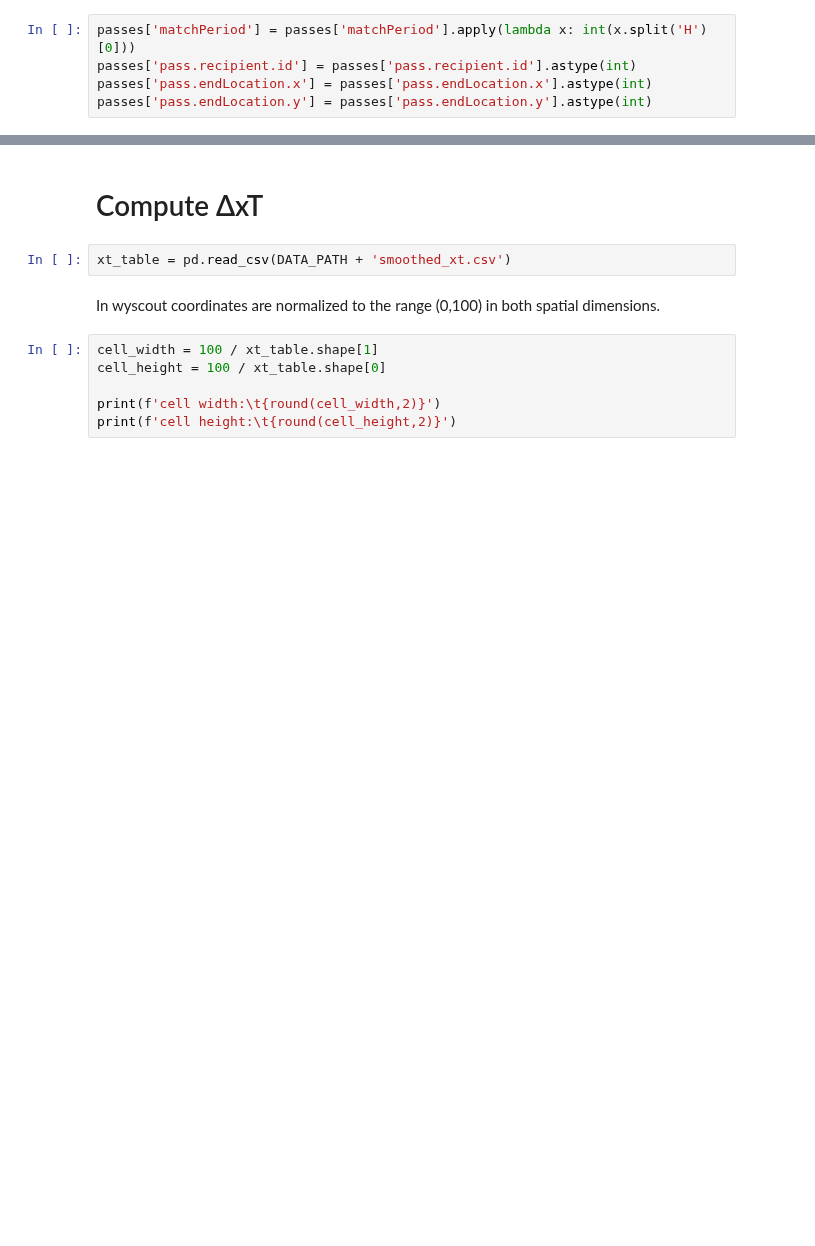
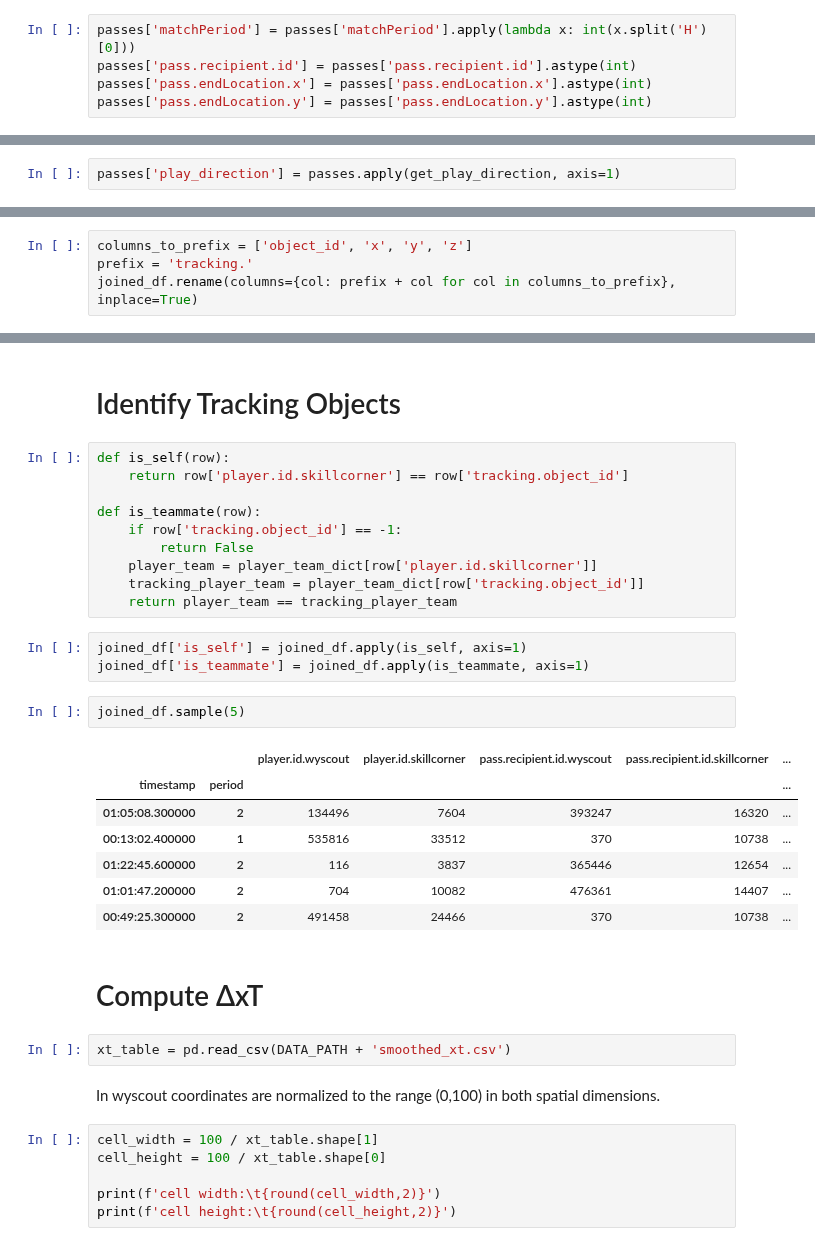
Before and after one commit to ariskoutris/defensive-passing-networks, a Jupyter notebook: src/notebooks/pass_tables.ipynb, the cells around one changed output, grey strips where cells are left out. Saved outputs shown, nothing was run; the diff lists cells and outputs as text; blank space fills up the shorter version.

```diff
--- a/src/notebooks/pass_tables.ipynb
+++ b/src/notebooks/pass_tables.ipynb
@@ -108,0 +166,2 @@ passes.head()
+# %%
+passes['play_direction'] = passes.apply(get_play_direction, axis=1)
@@ -108,0 +200,4 @@ passes.head()
+# %%
+columns_to_prefix = ['object_id', 'x', 'y', 'z']
+prefix = 'tracking.'
+joined_df.rename(columns={col: prefix + col for col in columns_to_prefix}, inplace=True)
@@ -109,3 +218,28 @@ passes.head()
+# %% [markdown]
+# Identify Tracking Objects
+# %%
+def is_self(row):
+    return row['player.id.skillcorner'] == row['tracking.object_id']
+
+def is_teammate(row):
+    if row['tracking.object_id'] == -1:
+        return False
+    player_team = player_team_dict[row['player.id.skillcorner']]
+    tracking_player_team = player_team_dict[row['tracking.object_id']]
+    return player_team == tracking_player_team
+# %%
+joined_df['is_self'] = joined_df.apply(is_self, axis=1)
+joined_df['is_teammate'] = joined_df.apply(is_teammate, axis=1)
+# %%
+joined_df.sample(5)
+# %% [output]
+|  |  | player.id.wyscout | player.id.skillcorner | pass.recipient.id.wyscout | pass.recipient.id.skillcorner | ... |
+| timestamp | period |  |  |  |  | ... |
+| 01:05:08.300000 | 2 | 134496 | 7604 | 393247 | 16320 | ... |
+| 00:13:02.400000 | 1 | 535816 | 33512 | 370 | 10738 | ... |
+| 01:22:45.600000 | 2 | 116 | 3837 | 365446 | 12654 | ... |
+| 01:01:47.200000 | 2 | 704 | 10082 | 476361 | 14407 | ... |
+| 00:49:25.300000 | 2 | 491458 | 24466 | 370 | 10738 | ... |
 # %% [markdown]
 # Compute ΔxT
 # %%
```
Also changed, not shown: parts of 42 cells of this notebook, 2 other files.
